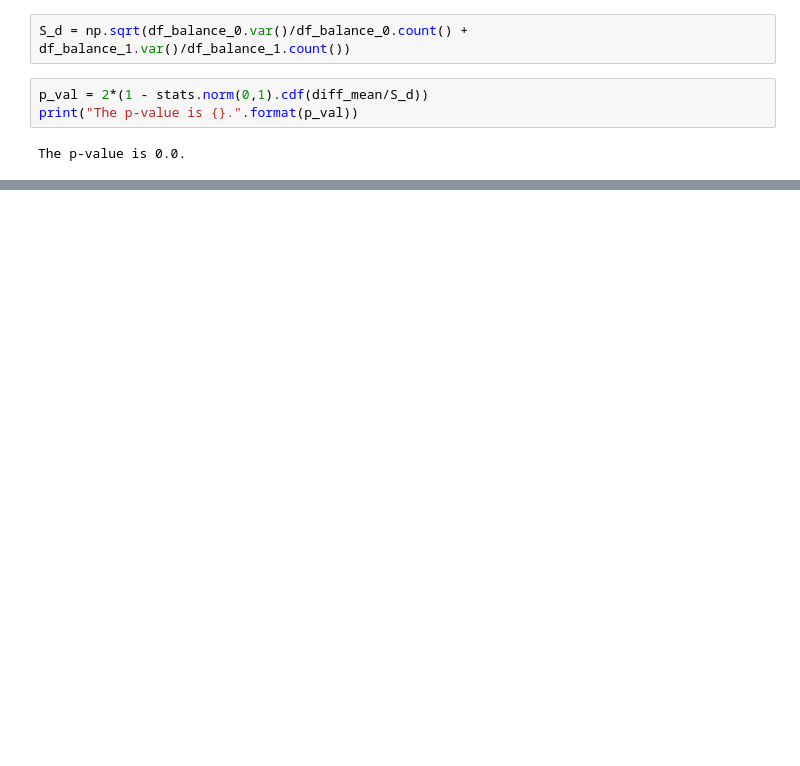
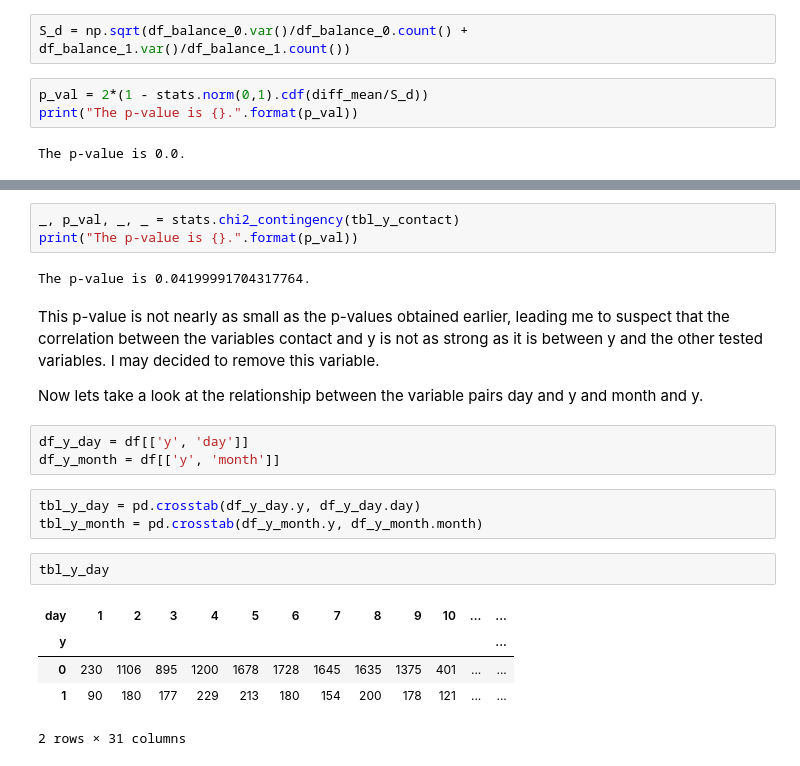
Before and after one commit to mrrobertbates/Springboard, a Jupyter notebook: Capstone_Project1_inferential_statistics/capstone_project1_inferential_statistics.ipynb, the cells around one changed output, grey strips where cells are left out. Drawn from its saved outputs; the diff is of its cells as text; blank space fills up the shorter version.

```diff
--- a/Capstone_Project1_inferential_statistics/capstone_project1_inferential_statistics.ipynb
+++ b/Capstone_Project1_inferential_statistics/capstone_project1_inferential_statistics.ipynb
@@ -93,0 +170,23 @@ We can see from the result above that, assuming there is no difference between t
+# %%
+_, p_val, _, _ = stats.chi2_contingency(tbl_y_contact)
+print("The p-value is {}.".format(p_val))
+# %% [output]
+The p-value is 0.04199991704317764.
+# %% [markdown]
+This p-value is not nearly as small as the p-values obtained earlier, leading me to suspect that the correlation between the variables contact and y is not as strong as it is between y and the other tested variables.  I may decided to remove this variable.
+
+Now lets take a look at the relationship between the variable pairs day and y and month and y.
+# %%
+df_y_day = df[['y', 'day']]
+df_y_month = df[['y', 'month']]
+# %%
+tbl_y_day = pd.crosstab(df_y_day.y, df_y_day.day)
+tbl_y_month = pd.crosstab(df_y_month.y, df_y_month.month)
+# %%
+tbl_y_day
+# %% [output]
+| day | 1 | 2 | 3 | 4 | 5 | 6 | 7 | 8 | 9 | 10 | ... | ... |
+| y |  |  |  |  |  |  |  |  |  |  |  | ... |
+| 0 | 230 | 1106 | 895 | 1200 | 1678 | 1728 | 1645 | 1635 | 1375 | 401 | ... | ... |
+| 1 | 90 | 180 | 177 | 229 | 213 | 180 | 154 | 200 | 178 | 121 | ... | ... |
+2 rows × 31 columns
```
Also changed, not shown: parts of 36 cells of this notebook.
